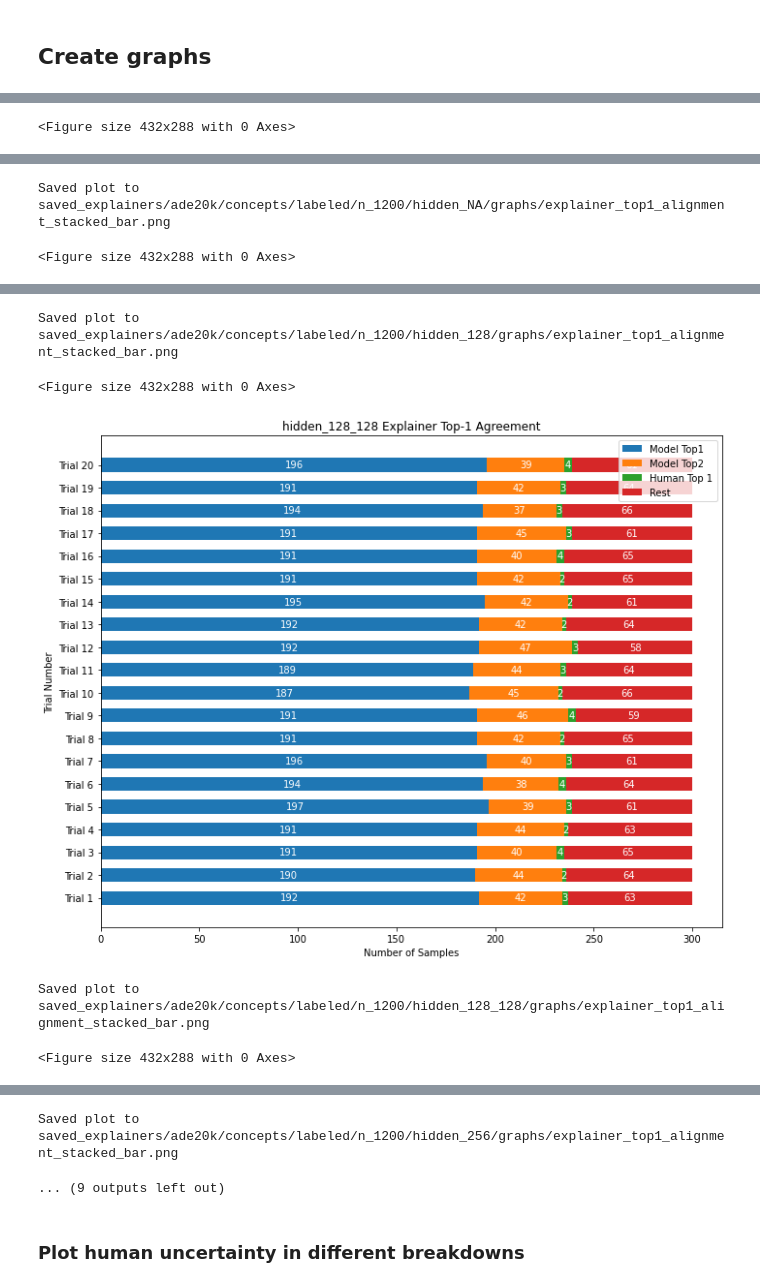
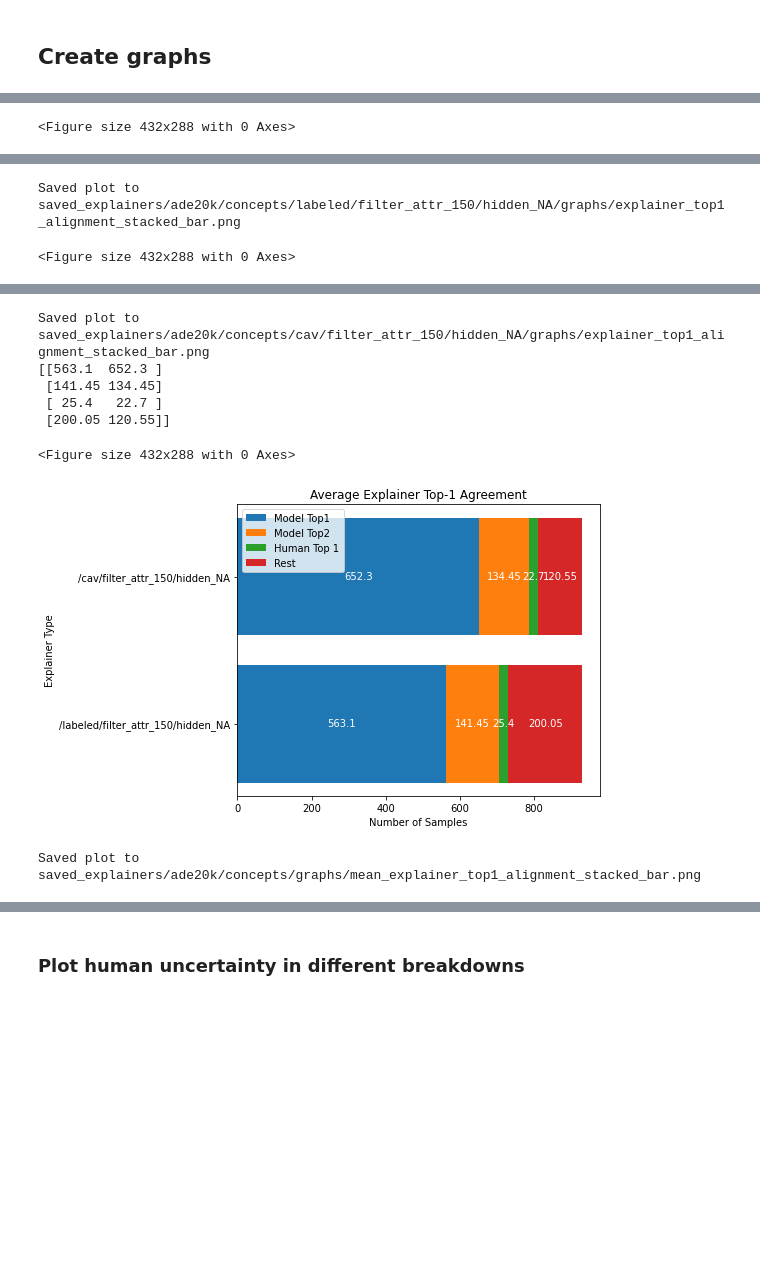
Before and after one commit to allisonchen23/explain-alignment, a Jupyter notebook: repeated_trials_processing.ipynb, the cells around one changed output, grey strips where cells are left out. Drawn from its saved outputs; the diff is of its cells as text; code cells hidden in the pictures; blank space fills up the shorter version.

Commit message:
Training and analyzing ACE, CAV, labeled explanations

```diff
--- a/repeated_trials_processing.ipynb
+++ b/repeated_trials_processing.ipynb
@@ -688,7 +683,7 @@ def stacked_horizontal_bar_chart(data,
         plt.show()
     return fig, ax
 # %%
-repeated_trials_parent = 'saved_explainers/ade20k/concepts/labeled/n_1200/hidden_NA'
+repeated_trials_parent = 'saved_explainers/ade20k/concepts/labeled/filter_attr_150/hidden_NA'
 explainer_id = os.path.basename(repeated_trials_parent)
 repeated_trials_analysis_dir = os.path.join(repeated_trials_parent, 'repeated_trials_analysis')
 partition_idxs_path = os.path.join(repeated_trials_analysis_dir, 'repeated_trials_partition_idxs.pth')
@@ -721,6 +716,7 @@ legend = ['Model Top1', 'Model Top2', 'Human Top 1', 'Rest']
 keys = ['me_overall', 'm2e_overall', 'me_misaligned_h1e_overall', 'me_misaligned_rest']
 across_trial_means = []
 across_trial_stds = []
+id_head = 'concepts'
 explainer_ids = []
 parents = []
 for idx, (_, repeated_trials_parent) in enumerate(paths):
@@ -731,7 +727,9 @@ for idx, (_, repeated_trials_parent) in enumerate(paths):
     partition_idxs = torch.load(partition_idxs_path)
     graph_save_dir = os.path.join(repeated_trials_parent, 'graphs')
     ensure_dir(graph_save_dir)
-    explainer_id = os.path.basename(repeated_trials_parent)
+
+    # Get explainer ID based on path
+    explainer_id = repeated_trials_parent.split(id_head)[1]
     explainer_ids.append(explainer_id)
 
     # Get n_samples in each partition
@@ -750,7 +748,7 @@ for idx, (_, repeated_trials_parent) in enumerate(paths):
     stacked_horizontal_bar_chart(
         data=overalls,
         bar_height=0.6,
-        labels=['Trial {}'.format(i+1) for i in range(len(data[0]))],
+        labels=['Trial {}'.format(i+1) for i in range(len(overalls[0]))],
         display_values=True,
         legend=legend,
         xlabel='Number of Samples',
@@ -791,2 +789,2 @@ print("Saved plot to {}".format(save_path))
-Saved plot to saved_explainers/ade20k/concepts/labeled/n_1200/hidden_NA/graphs/explainer_top1_alignment_stacked_bar.png
+Saved plot to saved_explainers/ade20k/concepts/labeled/filter_attr_150/hidden_NA/graphs/explainer_top1_alignment_stacked_bar.png
 <Figure size 432x288 with 0 Axes>
@@ -794,5 +792,8 @@ Saved plot to saved_explainers/ade20k/concepts/labeled/n_1200/hidden_NA/graphs/e
-Saved plot to saved_explainers/ade20k/concepts/labeled/n_1200/hidden_128/graphs/explainer_top1_alignment_stacked_bar.png
+Saved plot to saved_explainers/ade20k/concepts/cav/filter_attr_150/hidden_NA/graphs/explainer_top1_alignment_stacked_bar.png
+[[563.1  652.3 ]
+ [141.45 134.45]
+ [ 25.4   22.7 ]
+ [200.05 120.55]]
 <Figure size 432x288 with 0 Axes>
-[figure, old version]
+[figure, new version]
-Saved plot to saved_explainers/ade20k/concepts/labeled/n_1200/hidden_128_128/graphs/explainer_top1_alignment_stacked_bar.png
+Saved plot to saved_explainers/ade20k/concepts/graphs/mean_explainer_top1_alignment_stacked_bar.png
-<Figure size 432x288 with 0 Axes>
@@ -800,5 +800,3 @@ Saved plot to saved_explainers/ade20k/concepts/labeled/n_1200/hidden_128_128/gra
-Saved plot to saved_explainers/ade20k/concepts/labeled/n_1200/hidden_256/graphs/explainer_top1_alignment_stacked_bar.png
-... (9 outputs left out)
 # %% [markdown]
 ### Plot human uncertainty in different breakdowns
 # %%
```
Also changed, not shown: parts of 8 cells of this notebook, 1 other file.
